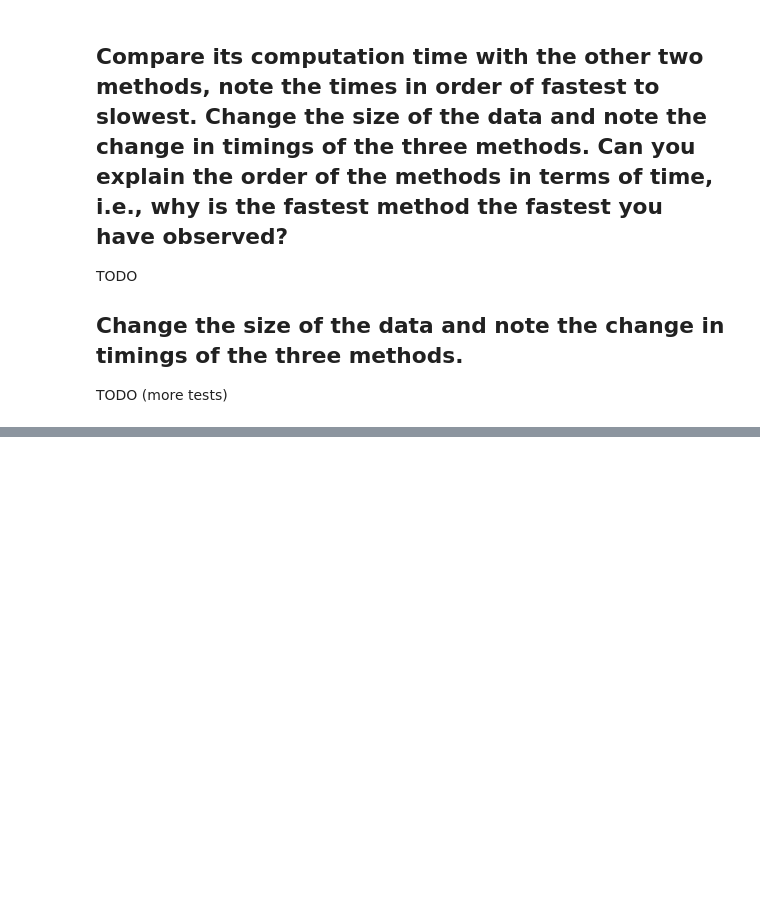
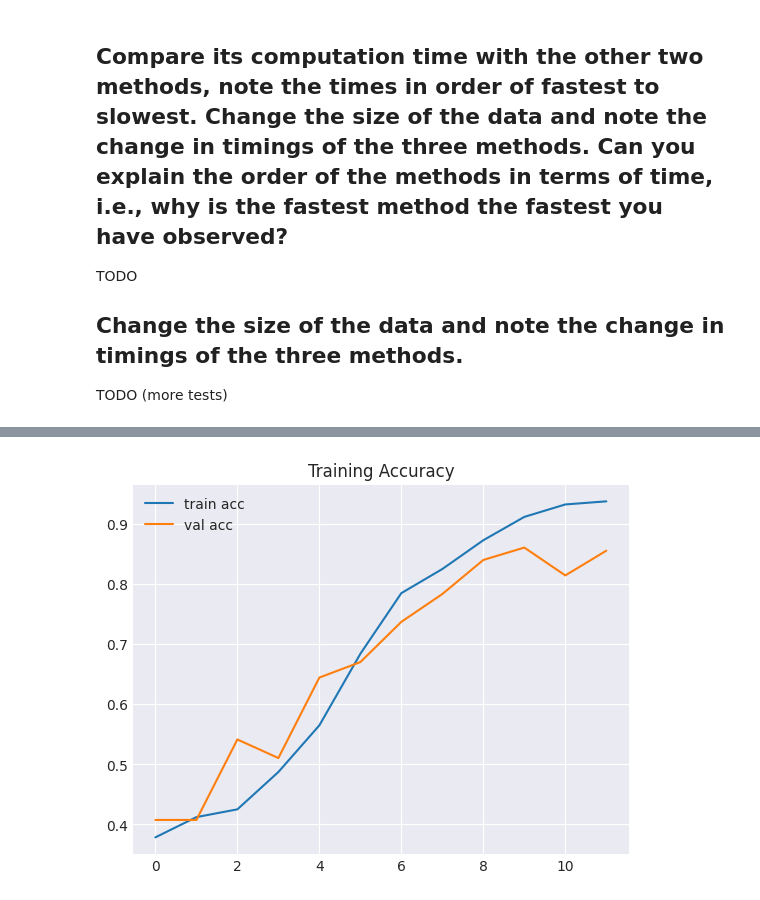
Before and after one commit to Thoemodachi/pattern-analysis-2025, a Jupyter notebook: code/a2.ipynb, the cells around one changed output, grey strips where cells are left out. Cells and saved outputs as stored; diff of their text form; code cells hidden in the pictures; blank space fills up the shorter version.

```diff
--- a/code/a2.ipynb
+++ b/code/a2.ipynb
@@ -560,0 +832,79 @@ TODO (more tests)
+# %%
+import numpy as np
+import matplotlib.pyplot as plt
+from sklearn.datasets import fetch_lfw_people
+from sklearn.model_selection import train_test_split
+from sklearn.metrics import classification_report
+import tensorflow as tf
+from tensorflow.keras import layers, models
+
+# --------------------------------------------------------------------
+# Load LFW dataset
+# --------------------------------------------------------------------
+lfw_people = fetch_lfw_people(min_faces_per_person=70, resize=0.4)
+X = lfw_people.images           # shape [n_samples, h, w]
+Y = lfw_people.target
+target_names = lfw_people.target_names
+n_classes = len(target_names)
+
+print("X_min:", X.min(), "X_max:", X.max())
+
+# Train/test split
+X_train, X_test, y_train, y_test = train_test_split(
+    X, Y, test_size=0.25, random_state=42, stratify=Y
+)
+
+# Add channel dimension: (N, H, W, C=1) for TensorFlow
+X_train = X_train[..., np.newaxis]
+X_test  = X_test[..., np.newaxis]
+
+print("X_train shape:", X_train.shape)
+
+# --------------------------------------------------------------------
+# Define CNN (2 conv layers of 3×3, 32 filters each)
+# --------------------------------------------------------------------
+model = models.Sequential([
+    layers.Conv2D(32, (3, 3), activation="relu", padding="same", input_shape=X_train.shape[1:]),
+    layers.Conv2D(32, (3, 3), activation="relu", padding="same"),
+    layers.MaxPooling2D((2, 2)),
+    layers.Flatten(),
+    layers.Dense(256, activation="relu"),
+    layers.Dropout(0.3),
+    layers.Dense(n_classes, activation="softmax")
+])
+
+model.compile(optimizer="adam",
+              loss="sparse_categorical_crossentropy",
+              metrics=["accuracy"])
+
+model.summary()
+
+# --------------------------------------------------------------------
+# Train
+# --------------------------------------------------------------------
+history = model.fit(
+    X_train, y_train,
+    validation_split=0.2,
+    epochs=12,
+    batch_size=64,
+    verbose=2
+)
+
+# --------------------------------------------------------------------
+# Evaluate
+# --------------------------------------------------------------------
+test_loss, test_acc = model.evaluate(X_test, y_test, verbose=0)
+print(f"Test Accuracy: {test_acc:.4f}")
+
+y_pred = np.argmax(model.predict(X_test), axis=1)
+print(classification_report(y_test, y_pred, target_names=target_names))
+
+# --------------------------------------------------------------------
+# Optional: plot training history
+# --------------------------------------------------------------------
+plt.plot(history.history['accuracy'], label='train acc')
+plt.plot(history.history['val_accuracy'], label='val acc')
+plt.legend()
+plt.title("Training Accuracy")
+plt.show()
+# %% [output]
@@ -560,0 +951 @@ TODO (more tests)
+[figure, added]
```
Also changed, not shown: parts of 17 cells of this notebook, 3 other files.
